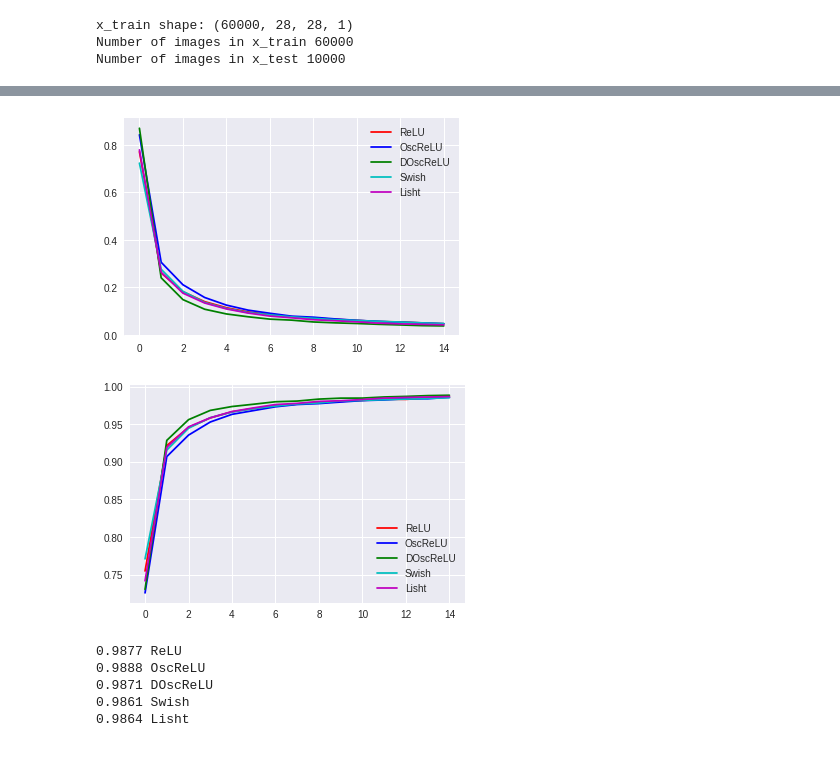
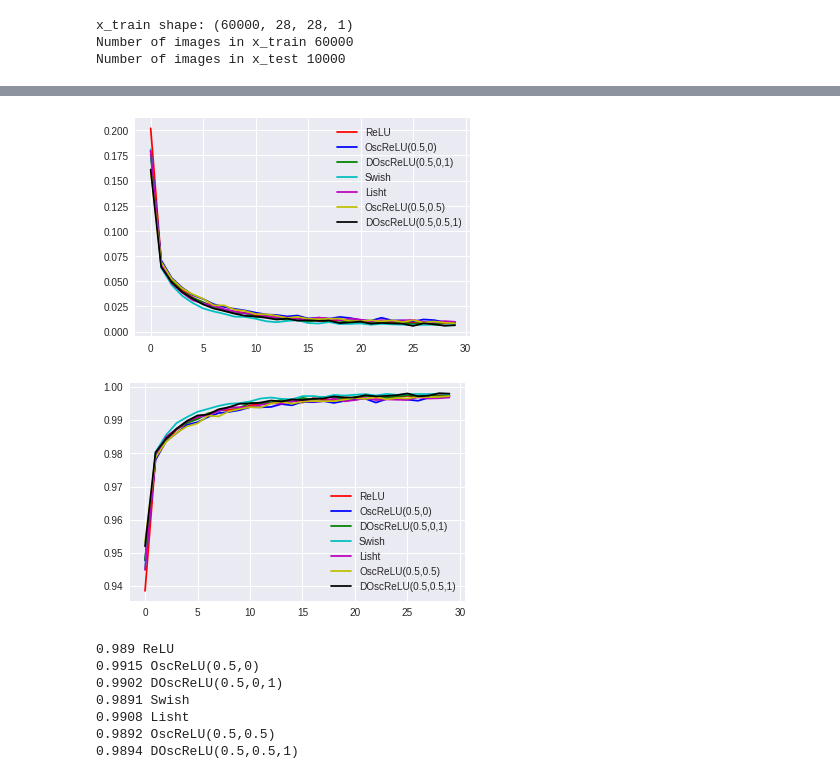
Before and after one commit to IcarusBurned/Activation-Functions, a Jupyter notebook: Image_Classification_in_10_Minutes_with_MNIST_Dataset.ipynb, the cells around one changed output, grey strips where cells are left out. Cells and saved outputs as stored; diff of their text form; code cells hidden in the pictures.

```diff
--- a/Image_Classification_in_10_Minutes_with_MNIST_Dataset.ipynb
+++ b/Image_Classification_in_10_Minutes_with_MNIST_Dataset.ipynb
@@ -63,17 +66,26 @@ plt.imshow(yo, cmap = 'gray')
 # %%
 PIx2 = 2.0*tf.constant(math.pi)
 PI = tf.constant(math.pi)
-off = .5
+off = 0.5
+
+inhib = 0
 
 def ReLU(x):
   return tf.maximum(0.0, x)
 
 def xsinxRelu(x):
-  return tf.maximum(0.0,1.0/PIx2*(PIx2*(x+off) - tf.sin(PIx2*(x+off))))
+  return tf.maximum(0.0,1.0/PIx2*(PIx2*(x+.75) - tf.sin(PIx2*(x+.75))))
 
 def expxsinxRelu(x):
   s = 1.0
-  return tf.maximum(0.0,1.0/PIx2*(PIx2*(x+off) - tf.exp(-s*tf.square((x+off)))* tf.sin(PIx2*(x+off))))
+  return tf.maximum(0.0,1.0/PIx2*(PIx2*(x+1) - tf.exp(-s*tf.square((x+1)))* tf.sin(PIx2*(x+1))))
+
+def xsinxRelu2(x):
+  return tf.maximum(0.0,1.0/PIx2*(PIx2*(x+.5) - tf.sin(PIx2*(x+.5)))) - 0.5
+
+def expxsinxRelu2(x):
+  s = 1.0
+  return tf.maximum(0.0,1.0/PIx2*(PIx2*(x+1) - tf.exp(-s*tf.square((x+1)))* tf.sin(PIx2*(x+1)))) - 0.5
 
 def xsinxSigmoid(x):
   y = tf.minimum(1.0, tf.maximum(0.0,1.0/(PIx2)*((x + PI) - tf.sin((x + PI)))))
@@ -118,7 +130,7 @@ EXSINX = 2
 SWISH = 3
 LISHT = 4
 
-funcs = {0:ReLU, 1:xsinxRelu, 2:expxsinxRelu, 3:swish, 4:lisht}
-names = {0:"ReLU", 1:"xsinxRelu", 2:"expxsinxRelu", 3:"swish", 4:"lisht"}
+funcs = {0:ReLU, 1:xsinxRelu, 2:expxsinxRelu, 3:swish, 4:lisht, 5:xsinxRelu2, 6:expxsinxRelu2}
+names = {0:"ReLU", 1:"xsinxRelu", 2:"expxsinxRelu", 3:"swish", 4:"lisht", 5:"xsinxRelu2", 6:"expxsinxRelu2"}
 # %%
 
@@ -173,42 +181,50 @@ drive.mount('/content/gdrive')
 # %%
 # plot metrics
 pyplot.plot(H[0].history['loss'], 'r', label='ReLU')
-pyplot.plot(H[1].history['loss'], 'b', label='OscReLU')
-pyplot.plot(H[2].history['loss'], 'g', label='DOscReLU')
+pyplot.plot(H[1].history['loss'], 'b', label='OscReLU(0.5,0)')
+pyplot.plot(H[2].history['loss'], 'g', label='DOscReLU(0.5,0,1)')
 pyplot.plot(H[3].history['loss'], 'c', label='Swish')
 pyplot.plot(H[4].history['loss'], 'm', label='Lisht')
+pyplot.plot(H[5].history['loss'], 'y', label='OscReLU(0.5,0.5)')
+pyplot.plot(H[6].history['loss'], 'k', label='DOscReLU(0.5,0.5,1)')
 pyplot.legend(loc='upper right')
 from google.colab import files
-plt.savefig("MNIST_CNN_LOSS 15_IT OFFSET_1_0.png")
-files.download("MNIST_CNN_LOSS 15_IT OFFSET_1_0.png")
+plt.savefig("MNIST_CNN_LOSS 30_IT.png")
+files.download("MNIST_CNN_LOSS 30_IT.png")
 # %% [output]
-[figure, old version]
+[figure, new version]
 # %%
 # plot metrics
 pyplot.plot(H[0].history['acc'], 'r', label='ReLU')
-pyplot.plot(H[1].history['acc'], 'b', label='OscReLU')
-pyplot.plot(H[2].history['acc'], 'g', label='DOscReLU')
+pyplot.plot(H[1].history['acc'], 'b', label='OscReLU(0.5,0)')
+pyplot.plot(H[2].history['acc'], 'g', label='DOscReLU(0.5,0,1)')
 pyplot.plot(H[3].history['acc'], 'c', label='Swish')
 pyplot.plot(H[4].history['acc'], 'm', label='Lisht')
+pyplot.plot(H[5].history['acc'], 'y', label='OscReLU(0.5,0.5)')
+pyplot.plot(H[6].history['acc'], 'k', label='DOscReLU(0.5,0.5,1)')
 pyplot.legend(loc='lower right')
 from google.colab import files
-plt.savefig("MNIST_CNN_ACC 15_IT OFFSET_1_0.png")
-files.download("MNIST_CNN_ACC 15_IT OFFSET_1_0.png")
+plt.savefig("MNIST_CNN_ACC 30_IT.png")
+files.download("MNIST_CNN_ACC 30_IT.png")
 # %% [output]
-[figure, old version]
+[figure, new version]
 # %%
 # plot metrics
 print(TR[0][1], 'ReLU')
-print(TR[1][1], 'OscReLU')
-print(TR[2][1], 'DOscReLU')
+print(TR[1][1], 'OscReLU(0.5,0)')
+print(TR[2][1], 'DOscReLU(0.5,0,1)')
 print(TR[3][1], 'Swish')
 print(TR[4][1], 'Lisht')
+print(TR[5][1], 'OscReLU(0.5,0.5)')
+print(TR[6][1], 'DOscReLU(0.5,0.5,1)')
 # %% [output]
-0.9877 ReLU
-0.9888 OscReLU
-0.9871 DOscReLU
-0.9861 Swish
-0.9864 Lisht
+0.989 ReLU
+0.9915 OscReLU(0.5,0)
+0.9902 DOscReLU(0.5,0,1)
+0.9891 Swish
+0.9908 Lisht
+0.9892 OscReLU(0.5,0.5)
+0.9894 DOscReLU(0.5,0.5,1)
 # %%
 
 TR.append(model.evaluate(x_test, y_test))
```
Also changed, not shown: parts of 3 cells of this notebook.
